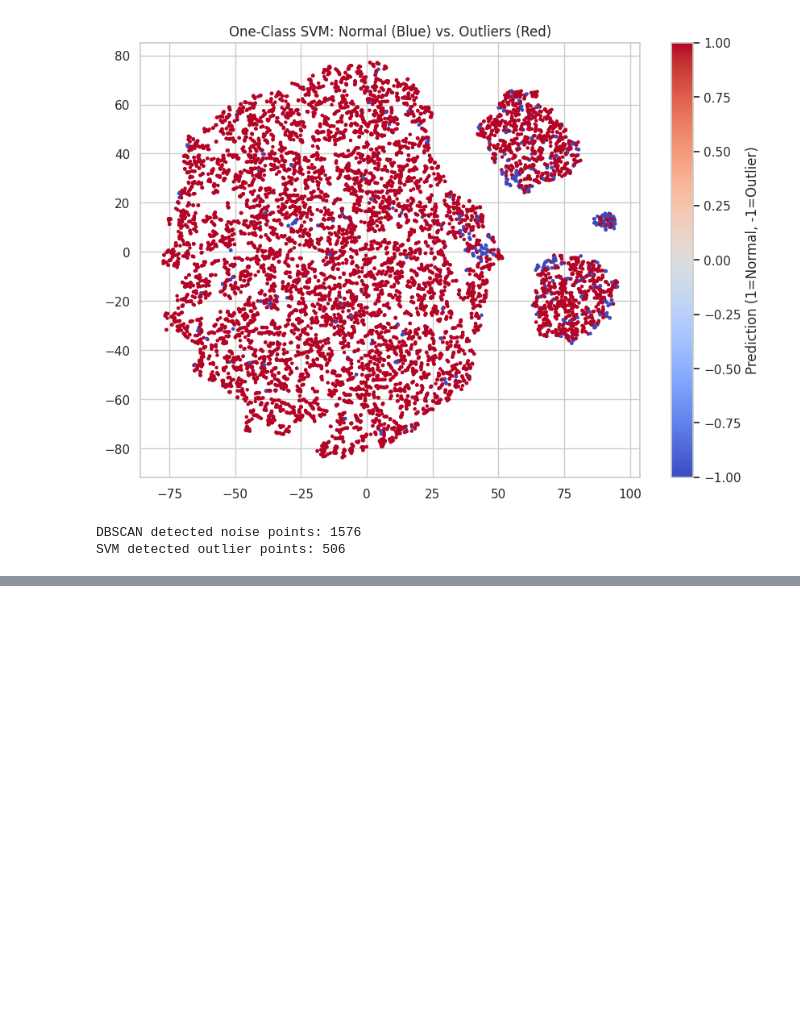
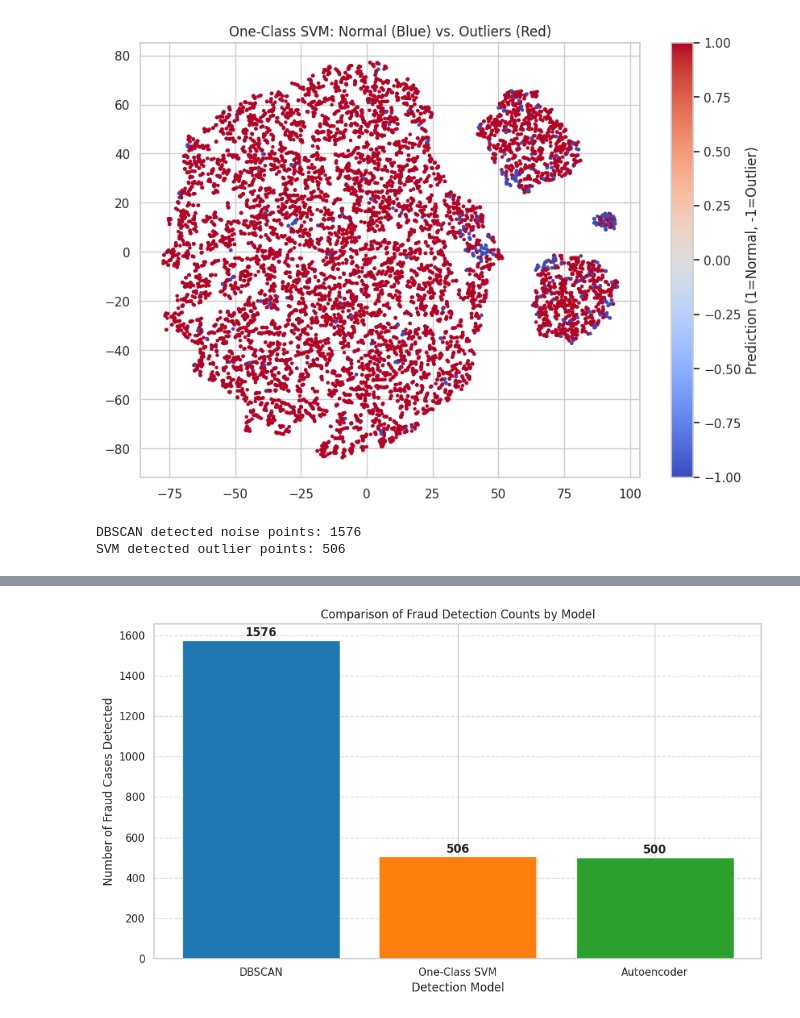
Before and after one commit to YamenObeidat/Activity-3--DBSCAN-PCA, a Jupyter notebook: final_project_2.ipynb, the cells around one changed output, grey strips where cells are left out. Drawn from its saved outputs; the diff is of its cells as text; code cells hidden in the pictures; blank space fills up the shorter version.

```diff
--- a/final_project_2.ipynb
+++ b/final_project_2.ipynb
@@ -300,0 +415,24 @@ SVM detected outlier points: 506
+# %%
+import matplotlib.pyplot as plt
+
+# Data
+models = ['DBSCAN', 'One-Class SVM', 'Autoencoder']
+counts = [1576, 506, 500]
+
+data = sorted(zip(models, counts), key=lambda x: x[1], reverse=True)
+sorted_models, sorted_counts = zip(*data)
+
+plt.figure(figsize=(10, 6))
+plt.bar(sorted_models, sorted_counts, color=['#1f77b4', '#ff7f0e', '#2ca02c'])
+plt.xlabel('Detection Model')
+plt.ylabel('Number of Fraud Cases Detected')
+plt.title('Comparison of Fraud Detection Counts by Model')
+plt.grid(axis='y', linestyle='--', alpha=0.7)
+
+for i, count in enumerate(sorted_counts):
+    plt.text(i, count + 20, str(count), ha='center', fontweight='bold')
+
+plt.tight_layout()
+plt.savefig('fraud_detection_comparison.png')
+# %% [output]
+[figure, added]
```
Also changed, not shown: parts of 3 cells of this notebook.
